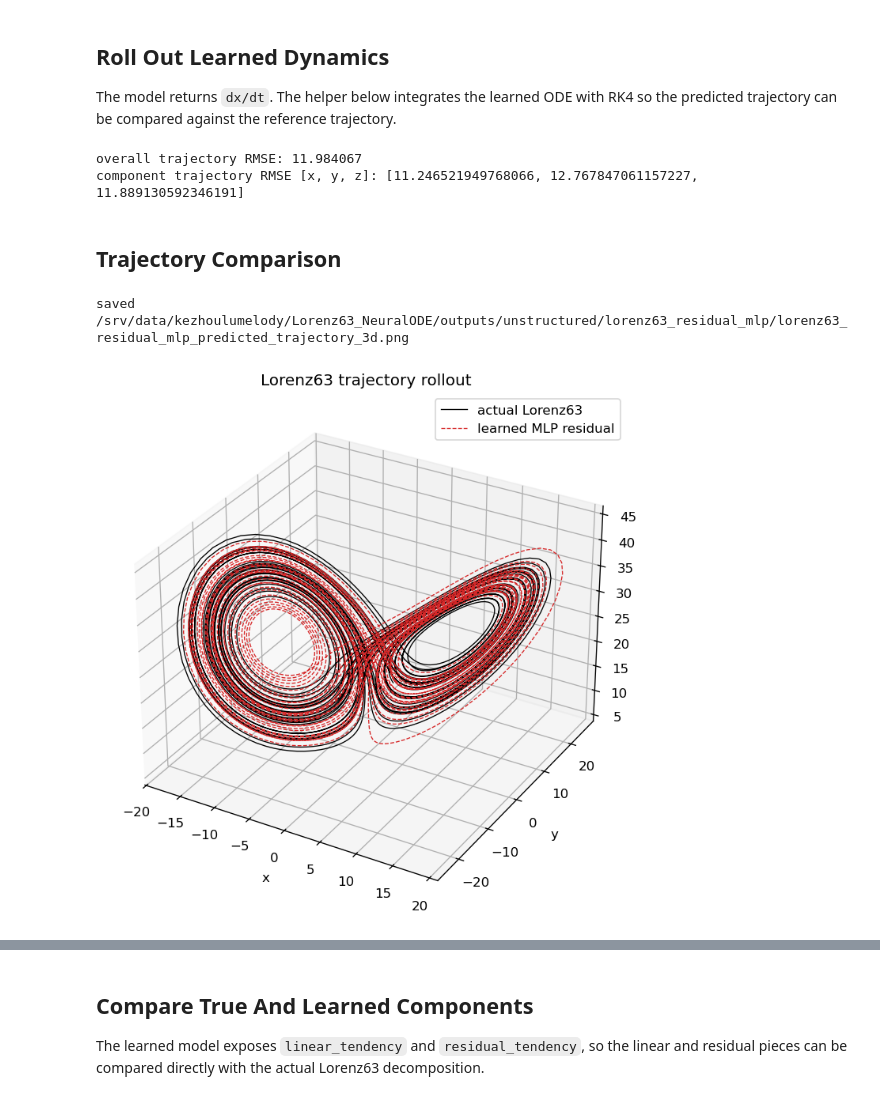
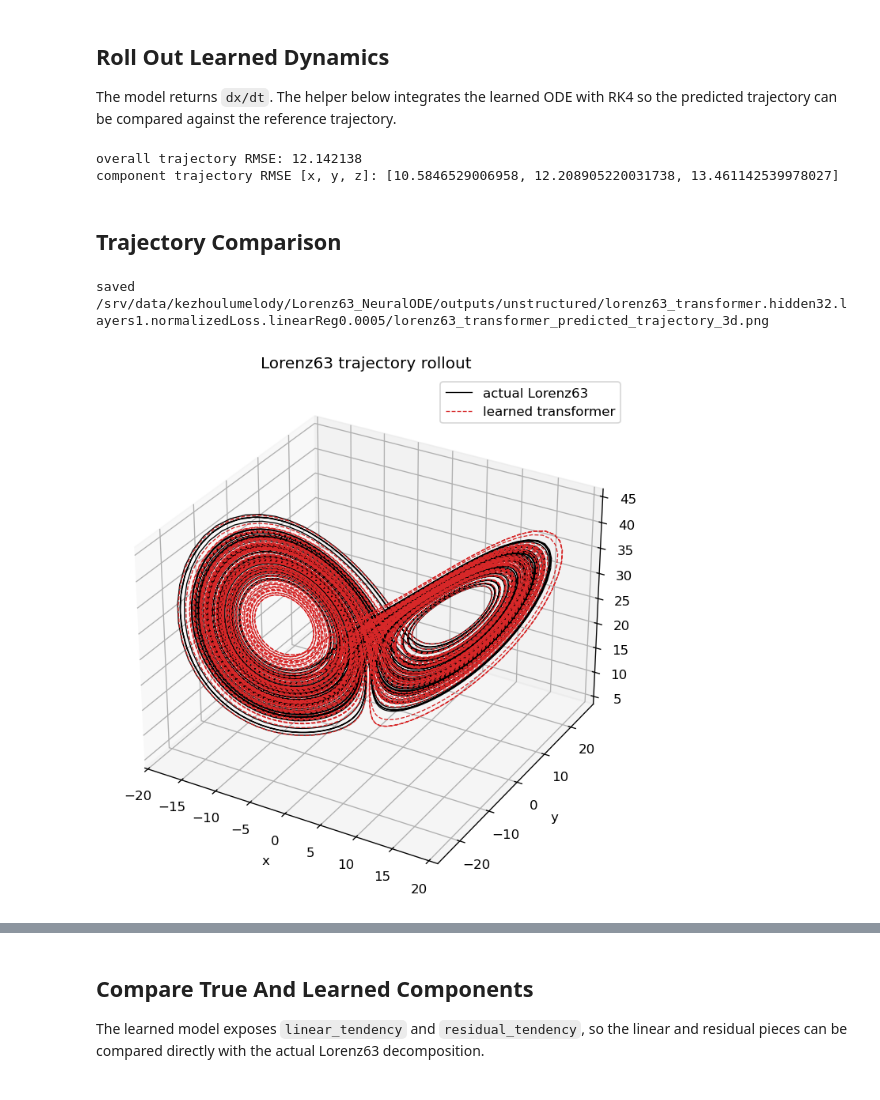
Before and after one commit to kezhoulumelody/Lorenz63_NeuralODE, a Jupyter notebook: examples/predict_lorenz63_neural_residual_cookbook.ipynb, the cells around one changed output, grey strips where cells are left out. Drawn from its saved outputs; the diff is of its cells as text; code cells hidden in the pictures.

```diff
--- a/examples/predict_lorenz63_neural_residual_cookbook.ipynb
+++ b/examples/predict_lorenz63_neural_residual_cookbook.ipynb
@@ -44,18 +44,18 @@ PosixPath('/srv/data/kezhoulumelody/Lorenz63_NeuralODE')
 The notebook uses the first existing path in `CHECKPOINT_CANDIDATES`. Replace `CHECKPOINT_PATH` manually if you want a different pretrained MLP residual model.
 # %%
 DATA_PATH = repo_root / "data" / "lorenz63_trajectory_10-28-2.7.npz"
-OUTPUT_DIR = repo_root / "outputs" / "unstructured" / "lorenz63_residual_mlp"
+OUTPUT_DIR = repo_root / "outputs" / "unstructured" / "lorenz63_transformer.hidden32.layers1.normalizedLoss.linearReg0.0005"
 OUTPUT_DIR.mkdir(parents=True, exist_ok=True)
 
 CHECKPOINT_CANDIDATES = [
-    OUTPUT_DIR / "lorenz63_residual_mlp_10-28-2.7_10-28-2.7.pt",
-    repo_root / "outputs" / "lorenz63_residual_mlp" / "lorenz63_residual_mlp_10-28-2.7_10-28-2.7.pt",
+    OUTPUT_DIR / "lorenz63_transformer_10-28-2.7_9-29-2.pt",
+    repo_root / "outputs" / "lorenz63_transformer_residual" / "lorenz63_residual_mlp_10-28-2.7_9-29-2.pt",
 ]
 CHECKPOINT_PATH = next((path for path in CHECKPOINT_CANDIDATES if path.exists()), CHECKPOINT_CANDIDATES[0])
 
 DEVICE = "cuda" if torch.cuda.is_available() else "cpu"
 INITIAL_INDEX = 10000
-ROLLOUT_STEPS = 4000
+ROLLOUT_STEPS = 10000
 SAVE_FIGURES = True
 
 print(f"device: {DEVICE}")
@@ -108,9 +108,7 @@ params = checkpoint.get("params", {})
 state_dict = checkpoint["model_state_dict"]
 state_keys = set(state_dict)
 
-MODEL_NAME = params.get("model_name", "residual_mlp")
-if MODEL_NAME in {"structured_mlp", "mlp_residual"}:
-    MODEL_NAME = "residual_mlp"
+MODEL_NAME = params.get("model_name", "residual_graph")
 
 SIGMA_INIT = float(params.get("sigma_init", sigma))
 RHO_INIT = float(params.get("rho_init", rho))
@@ -184,36 +247,36 @@ overall_trajectory_rmse = torch.sqrt(torch.mean((pred_states - true_states) ** 2
 print(f"overall trajectory RMSE: {overall_trajectory_rmse:.6f}")
 print(f"component trajectory RMSE [x, y, z]: {trajectory_rmse.tolist()}")
 # %% [output]
-overall trajectory RMSE: 11.984067
-component trajectory RMSE [x, y, z]: [11.246521949768066, 12.767847061157227, 11.889130592346191]
+overall trajectory RMSE: 12.142138
+component trajectory RMSE [x, y, z]: [10.5846529006958, 12.208905220031738, 13.461142539978027]
 # %% [markdown]
 ## Trajectory Comparison
 # %%
 true_np = true_states.detach().cpu().numpy()
 pred_np = pred_states.detach().cpu().numpy()
 colors = ["tab:blue", "tab:orange", "tab:green"]
 state_names = ["x", "y", "z"]
 
 fig = plt.figure(figsize=(7, 6))
 ax = fig.add_subplot(111, projection="3d")
 ax.plot(true_np[:, 0], true_np[:, 1], true_np[:, 2], color="black", lw=0.8, label="actual Lorenz63")
-ax.plot(pred_np[:, 0], pred_np[:, 1], pred_np[:, 2], color="tab:red", lw=0.8, linestyle="--", label="learned MLP residual")
+ax.plot(pred_np[:, 0], pred_np[:, 1], pred_np[:, 2], color="tab:red", lw=0.8, linestyle="--", label=f"learned {MODEL_NAME}")
 ax.set_xlabel("x")
 ax.set_ylabel("y")
 ax.set_zlabel("z")
 ax.set_title("Lorenz63 trajectory rollout")
 ax.legend()
 fig.tight_layout()
 
 if SAVE_FIGURES:
     path = OUTPUT_DIR / f"lorenz63_{MODEL_NAME}_predicted_trajectory_3d.png"
     fig.savefig(path, dpi=200, bbox_inches="tight")
     print(f"saved {path}")
 
 plt.show()
 # %% [output]
-saved /srv/data/kezhoulumelody/Lorenz63_NeuralODE/outputs/unstructured/lorenz63_residual_mlp/lorenz63_residual_mlp_predicted_trajectory_3d.png
+saved /srv/data/kezhoulumelody/Lorenz63_NeuralODE/outputs/unstructured/lorenz63_transformer.hidden32.layers1.normalizedLoss.linearReg0.0005/lorenz63_transformer_predicted_trajectory_3d.png
-[figure, old version]
+[figure, new version]
 # %%
 fig, axes = plt.subplots(3, 1, figsize=(12, 7), sharex=True)
 
```
Also changed, not shown: parts of 10 cells of this notebook, 4 other files.
